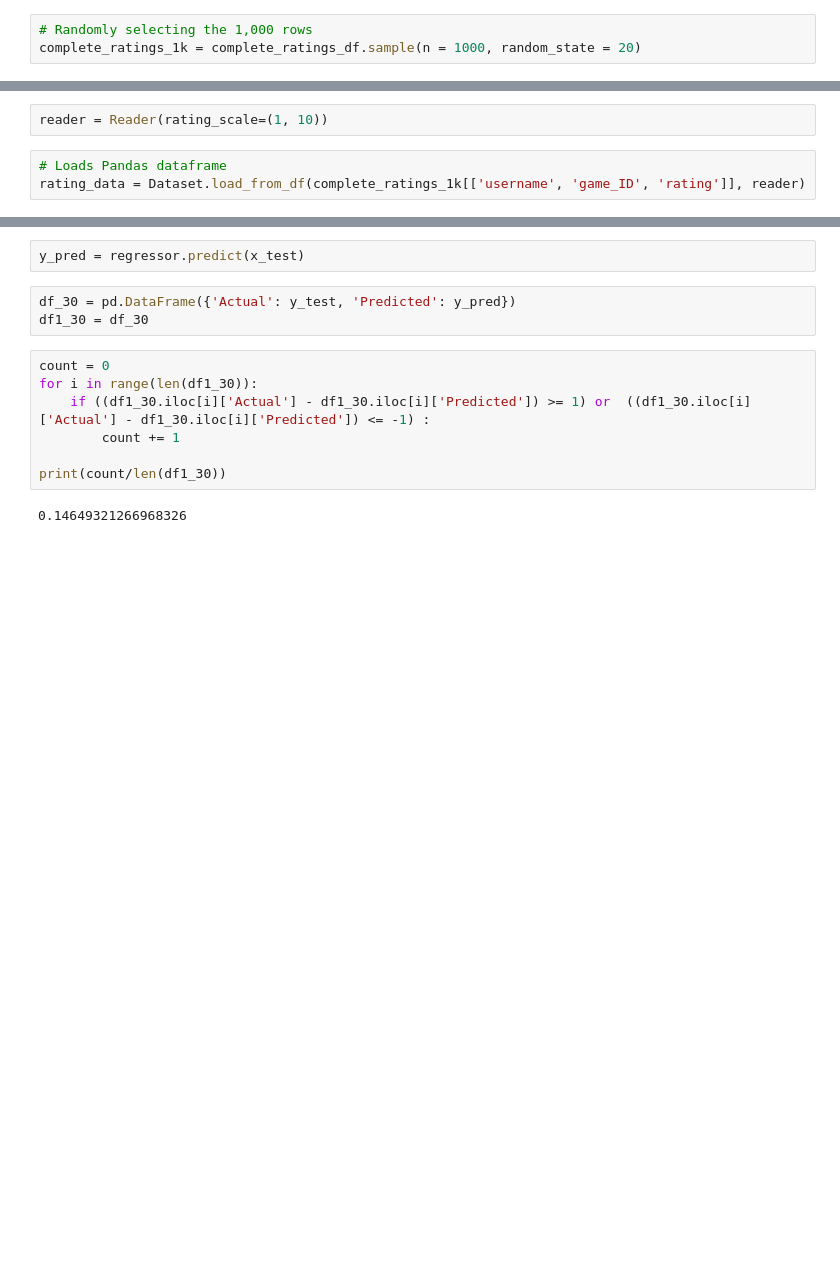
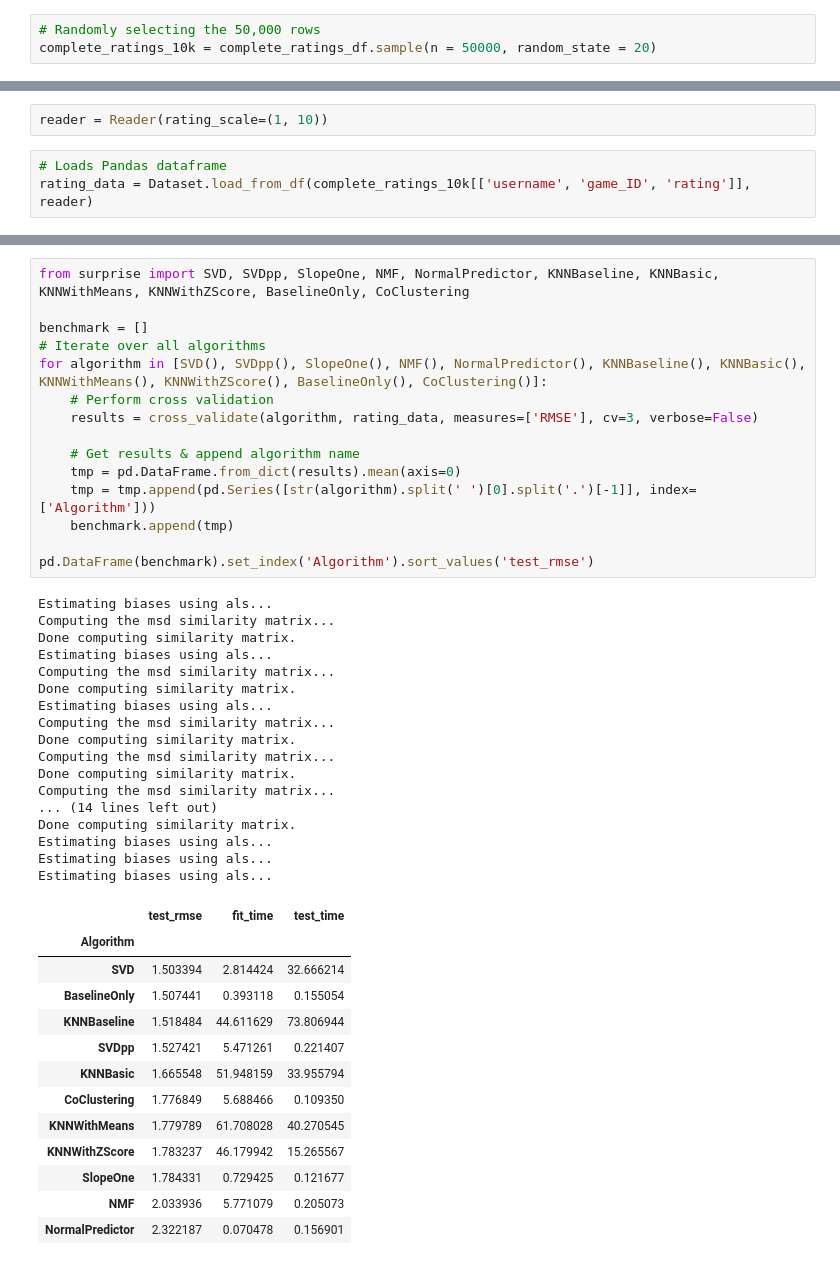
Before and after one commit to cisco3775/Board-Game-Geeks-Recommender-System, a Jupyter notebook: BoardGameGeek Recommender System.ipynb, the cells around one changed output, grey strips where cells are left out. Saved outputs shown, nothing was run; the diff lists cells and outputs as text; blank space fills up the shorter version.

```diff
--- a/BoardGameGeek Recommender System.ipynb
+++ b/BoardGameGeek Recommender System.ipynb
@@ -717,3 +681,3 @@ complete_ratings_df.tail(5)
 # %%
-# Randomly selecting the 1,000 rows
-complete_ratings_1k = complete_ratings_df.sample(n = 1000, random_state = 20)
+# Randomly selecting the 50,000 rows
+complete_ratings_10k = complete_ratings_df.sample(n = 50000, random_state = 20)
@@ -727,4 +705,4 @@ from surprise import Reader
 reader = Reader(rating_scale=(1, 10))
 # %%
 # Loads Pandas dataframe
-rating_data = Dataset.load_from_df(complete_ratings_1k[['username', 'game_ID', 'rating']], reader)
+rating_data = Dataset.load_from_df(complete_ratings_10k[['username', 'game_ID', 'rating']], reader)
@@ -812,14 +709,46 @@ coeff_df.sort_values('Coefficient', ascending=False)[0:20]
-# %%
-y_pred = regressor.predict(x_test)
-# %%
-df_30 = pd.DataFrame({'Actual': y_test, 'Predicted': y_pred})
-df1_30 = df_30
-# %%
-count = 0
-for i in range(len(df1_30)):
-    if ((df1_30.iloc[i]['Actual'] - df1_30.iloc[i]['Predicted']) >= 1) or  ((df1_30.iloc[i]['Actual'] - df1_30.iloc[i]['Predicted']) <= -1) :
-        count += 1
-
-print(count/len(df1_30))
-# %% [output]
-0.14649321266968326
+# %%
+from surprise import SVD, SVDpp, SlopeOne, NMF, NormalPredictor, KNNBaseline, KNNBasic, KNNWithMeans, KNNWithZScore, BaselineOnly, CoClustering
+
+benchmark = []
+# Iterate over all algorithms
+for algorithm in [SVD(), SVDpp(), SlopeOne(), NMF(), NormalPredictor(), KNNBaseline(), KNNBasic(), KNNWithMeans(), KNNWithZScore(), BaselineOnly(), CoClustering()]:
+    # Perform cross validation
+    results = cross_validate(algorithm, rating_data, measures=['RMSE'], cv=3, verbose=False)
+
+    # Get results & append algorithm name
+    tmp = pd.DataFrame.from_dict(results).mean(axis=0)
+    tmp = tmp.append(pd.Series([str(algorithm).split(' ')[0].split('.')[-1]], index=['Algorithm']))
+    benchmark.append(tmp)
+
+pd.DataFrame(benchmark).set_index('Algorithm').sort_values('test_rmse')
+# %% [output]
+Estimating biases using als...
+Computing the msd similarity matrix...
+Done computing similarity matrix.
+Estimating biases using als...
+Computing the msd similarity matrix...
+Done computing similarity matrix.
+Estimating biases using als...
+Computing the msd similarity matrix...
+Done computing similarity matrix.
+Computing the msd similarity matrix...
+Done computing similarity matrix.
+Computing the msd similarity matrix...
+... (14 lines left out)
+Done computing similarity matrix.
+Estimating biases using als...
+Estimating biases using als...
+Estimating biases using als...
+|  | test_rmse | fit_time | test_time |
+| Algorithm |  |  |  |
+| SVD | 1.503394 | 2.814424 | 32.666214 |
+| BaselineOnly | 1.507441 | 0.393118 | 0.155054 |
+| KNNBaseline | 1.518484 | 44.611629 | 73.806944 |
+| SVDpp | 1.527421 | 5.471261 | 0.221407 |
+| KNNBasic | 1.665548 | 51.948159 | 33.955794 |
+| CoClustering | 1.776849 | 5.688466 | 0.109350 |
+| KNNWithMeans | 1.779789 | 61.708028 | 40.270545 |
+| KNNWithZScore | 1.783237 | 46.179942 | 15.265567 |
+| SlopeOne | 1.784331 | 0.729425 | 0.121677 |
+| NMF | 2.033936 | 5.771079 | 0.205073 |
+| NormalPredictor | 2.322187 | 0.070478 | 0.156901 |
```
Also changed, not shown: parts of 28 cells of this notebook.
